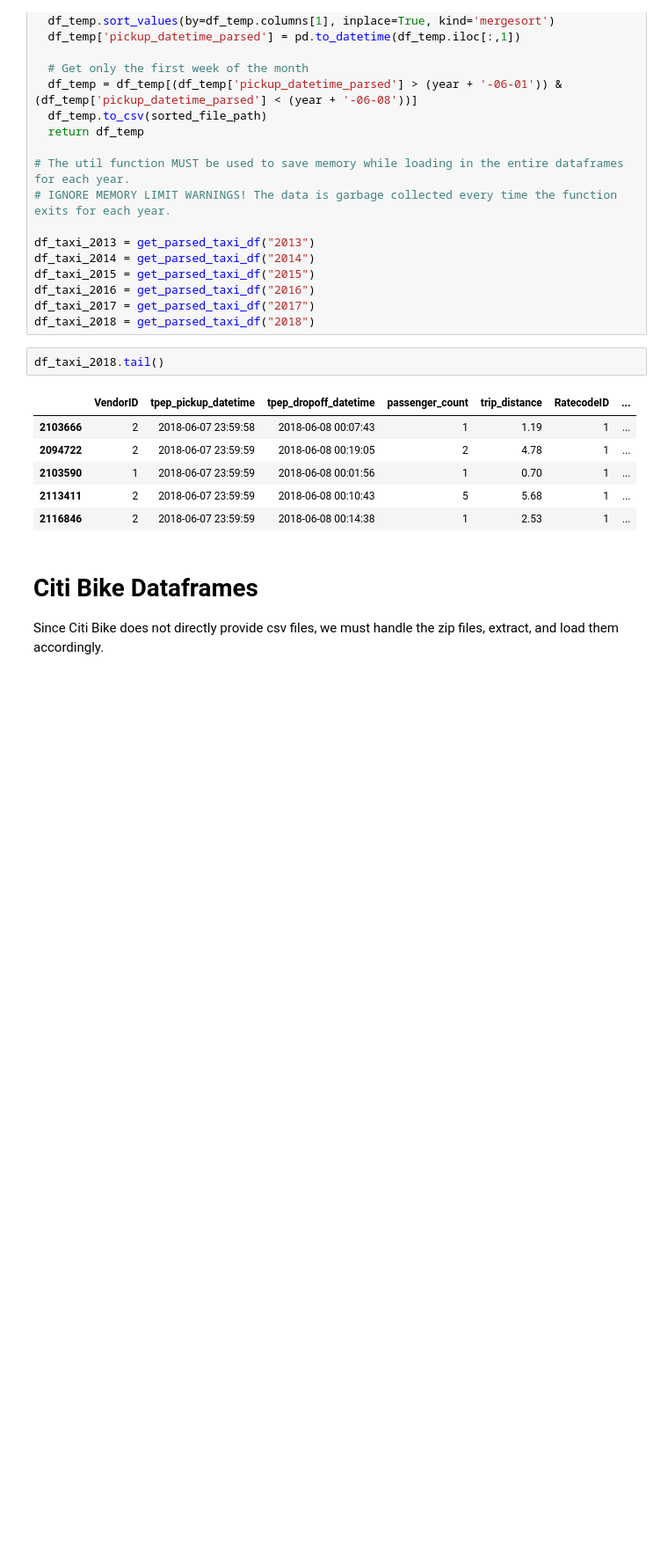
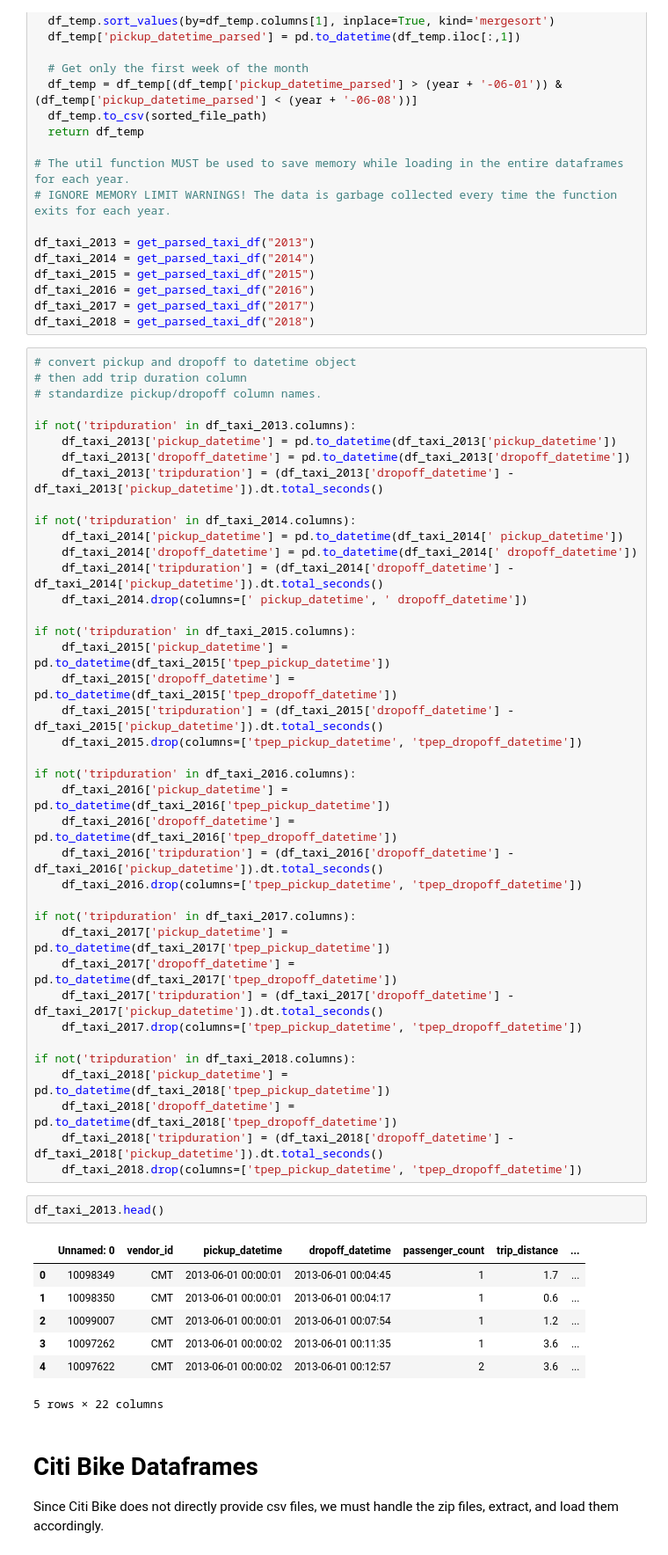
Before and after one commit to dvignoles/nyc-transpo, a Jupyter notebook: nyc_transpo.ipynb, the cells around one changed output. Shown at 88% size. Drawn from its saved outputs; the diff is of its cells as text; blank space fills up the shorter version.

Commit message:
some cab data cleaning, added tripduration column

```diff
--- a/nyc_transpo.ipynb
+++ b/nyc_transpo.ipynb
@@ -106,15 +106,55 @@ df_taxi_2015 = get_parsed_taxi_df("2015")
 df_taxi_2016 = get_parsed_taxi_df("2016")
 df_taxi_2017 = get_parsed_taxi_df("2017")
 df_taxi_2018 = get_parsed_taxi_df("2018")
-# %%
-df_taxi_2018.tail()
-# %% [output]
-|  | VendorID | tpep_pickup_datetime | tpep_dropoff_datetime | passenger_count | trip_distance | RatecodeID | ... |
-| 2103666 | 2 | 2018-06-07 23:59:58 | 2018-06-08 00:07:43 | 1 | 1.19 | 1 | ... |
-| 2094722 | 2 | 2018-06-07 23:59:59 | 2018-06-08 00:19:05 | 2 | 4.78 | 1 | ... |
-| 2103590 | 1 | 2018-06-07 23:59:59 | 2018-06-08 00:01:56 | 1 | 0.70 | 1 | ... |
-| 2113411 | 2 | 2018-06-07 23:59:59 | 2018-06-08 00:10:43 | 5 | 5.68 | 1 | ... |
-| 2116846 | 2 | 2018-06-07 23:59:59 | 2018-06-08 00:14:38 | 1 | 2.53 | 1 | ... |
+# %%
+# convert pickup and dropoff to datetime object
+# then add trip duration column
+# standardize pickup/dropoff column names.
+
+if not('tripduration' in df_taxi_2013.columns):
+    df_taxi_2013['pickup_datetime'] = pd.to_datetime(df_taxi_2013['pickup_datetime'])
+    df_taxi_2013['dropoff_datetime'] = pd.to_datetime(df_taxi_2013['dropoff_datetime'])
+    df_taxi_2013['tripduration'] = (df_taxi_2013['dropoff_datetime'] - df_taxi_2013['pickup_datetime']).dt.total_seconds()
+
+if not('tripduration' in df_taxi_2014.columns):
+    df_taxi_2014['pickup_datetime'] = pd.to_datetime(df_taxi_2014[' pickup_datetime'])
+    df_taxi_2014['dropoff_datetime'] = pd.to_datetime(df_taxi_2014[' dropoff_datetime'])
+    df_taxi_2014['tripduration'] = (df_taxi_2014['dropoff_datetime'] - df_taxi_2014['pickup_datetime']).dt.total_seconds()
+    df_taxi_2014.drop(columns=[' pickup_datetime', ' dropoff_datetime'])
+
+if not('tripduration' in df_taxi_2015.columns):
+    df_taxi_2015['pickup_datetime'] = pd.to_datetime(df_taxi_2015['tpep_pickup_datetime'])
+    df_taxi_2015['dropoff_datetime'] = pd.to_datetime(df_taxi_2015['tpep_dropoff_datetime'])
+    df_taxi_2015['tripduration'] = (df_taxi_2015['dropoff_datetime'] - df_taxi_2015['pickup_datetime']).dt.total_seconds()
+    df_taxi_2015.drop(columns=['tpep_pickup_datetime', 'tpep_dropoff_datetime'])
+
+if not('tripduration' in df_taxi_2016.columns):
+    df_taxi_2016['pickup_datetime'] = pd.to_datetime(df_taxi_2016['tpep_pickup_datetime'])
+    df_taxi_2016['dropoff_datetime'] = pd.to_datetime(df_taxi_2016['tpep_dropoff_datetime'])
+    df_taxi_2016['tripduration'] = (df_taxi_2016['dropoff_datetime'] - df_taxi_2016['pickup_datetime']).dt.total_seconds()
+    df_taxi_2016.drop(columns=['tpep_pickup_datetime', 'tpep_dropoff_datetime'])
+
+if not('tripduration' in df_taxi_2017.columns):
+    df_taxi_2017['pickup_datetime'] = pd.to_datetime(df_taxi_2017['tpep_pickup_datetime'])
+    df_taxi_2017['dropoff_datetime'] = pd.to_datetime(df_taxi_2017['tpep_dropoff_datetime'])
+    df_taxi_2017['tripduration'] = (df_taxi_2017['dropoff_datetime'] - df_taxi_2017['pickup_datetime']).dt.total_seconds()
+    df_taxi_2017.drop(columns=['tpep_pickup_datetime', 'tpep_dropoff_datetime'])
+
+if not('tripduration' in df_taxi_2018.columns):
+    df_taxi_2018['pickup_datetime'] = pd.to_datetime(df_taxi_2018['tpep_pickup_datetime'])
+    df_taxi_2018['dropoff_datetime'] = pd.to_datetime(df_taxi_2018['tpep_dropoff_datetime'])
+    df_taxi_2018['tripduration'] = (df_taxi_2018['dropoff_datetime'] - df_taxi_2018['pickup_datetime']).dt.total_seconds()
+    df_taxi_2018.drop(columns=['tpep_pickup_datetime', 'tpep_dropoff_datetime'])
+# %%
+df_taxi_2013.head()
+# %% [output]
+|  | Unnamed: 0 | vendor_id | pickup_datetime | dropoff_datetime | passenger_count | trip_distance | ... |
+| 0 | 10098349 | CMT | 2013-06-01 00:00:01 | 2013-06-01 00:04:45 | 1 | 1.7 | ... |
+| 1 | 10098350 | CMT | 2013-06-01 00:00:01 | 2013-06-01 00:04:17 | 1 | 0.6 | ... |
+| 2 | 10099007 | CMT | 2013-06-01 00:00:01 | 2013-06-01 00:07:54 | 1 | 1.2 | ... |
+| 3 | 10097262 | CMT | 2013-06-01 00:00:02 | 2013-06-01 00:11:35 | 1 | 3.6 | ... |
+| 4 | 10097622 | CMT | 2013-06-01 00:00:02 | 2013-06-01 00:12:57 | 2 | 3.6 | ... |
+5 rows × 22 columns
 # %% [markdown]
 # Citi Bike Dataframes
 Since Citi Bike does not directly provide csv files, we must handle the zip files, extract, and load them accordingly.
```
Also changed, not shown: parts of 1 cell of this notebook.
